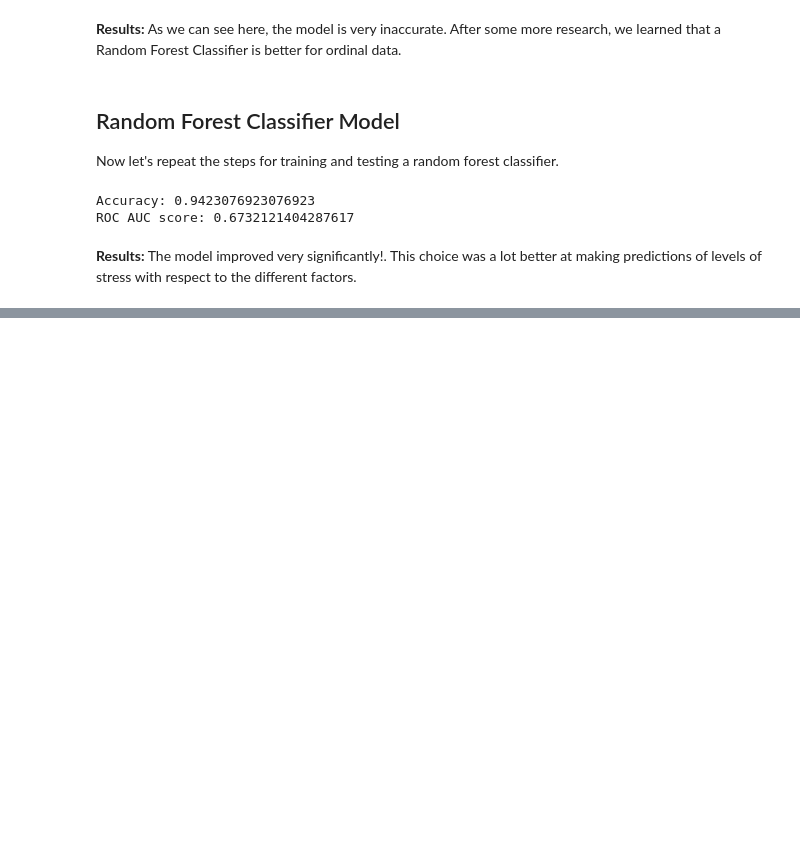
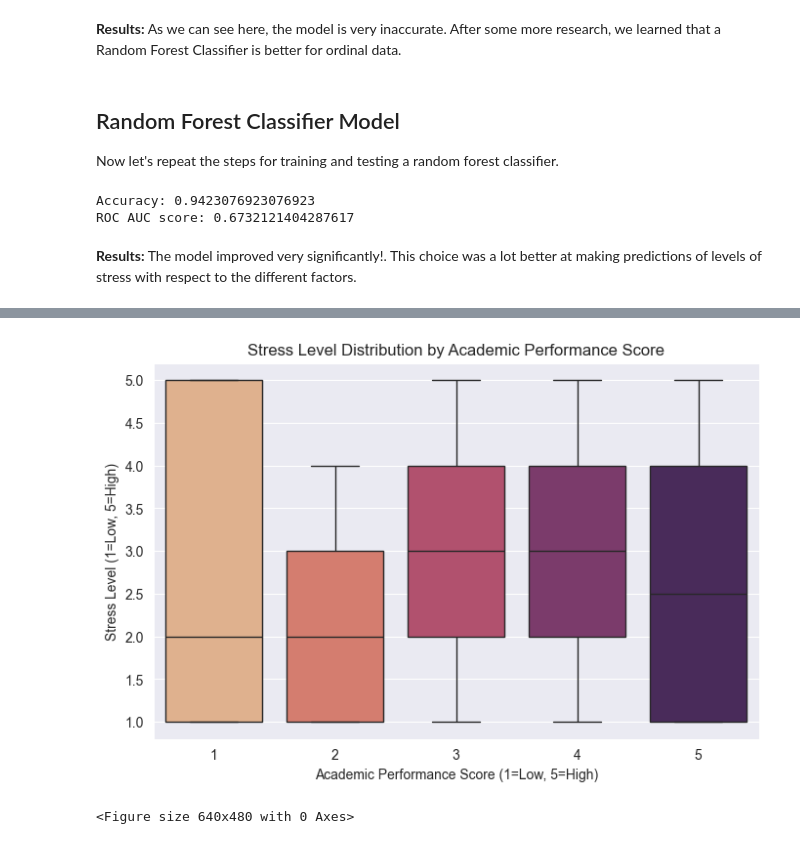
Before and after one commit to c-hue/CS4650-Capstone-Project, a Jupyter notebook: Student_Stress.ipynb, the cells around one changed output, grey strips where cells are left out. Saved outputs shown, nothing was run; the diff lists cells and outputs as text; code cells hidden in the pictures; blank space fills up the shorter version.

```diff
--- a/Student_Stress.ipynb
+++ b/Student_Stress.ipynb
@@ -185,0 +216,14 @@ ROC AUC score: 0.6732121404287617
+# %%
+plt.figure(figsize=(8, 5))
+
+# Boxplot of 'stress_level' vs 'study_load'
+sns.boxplot(x='academic_performance', y='stress_level', data=df, palette='flare', hue='academic_performance', legend=False)
+
+plt.title('Stress Level Distribution by Academic Performance Score')
+plt.xlabel('Academic Performance Score (1=Low, 5=High)')
+plt.ylabel('Stress Level (1=Low, 5=High)')
+plt.show()
+sns.despine()
+# %% [output]
+[figure, added]
+<Figure size 640x480 with 0 Axes>
```
Also changed, not shown: parts of 4 cells of this notebook.
